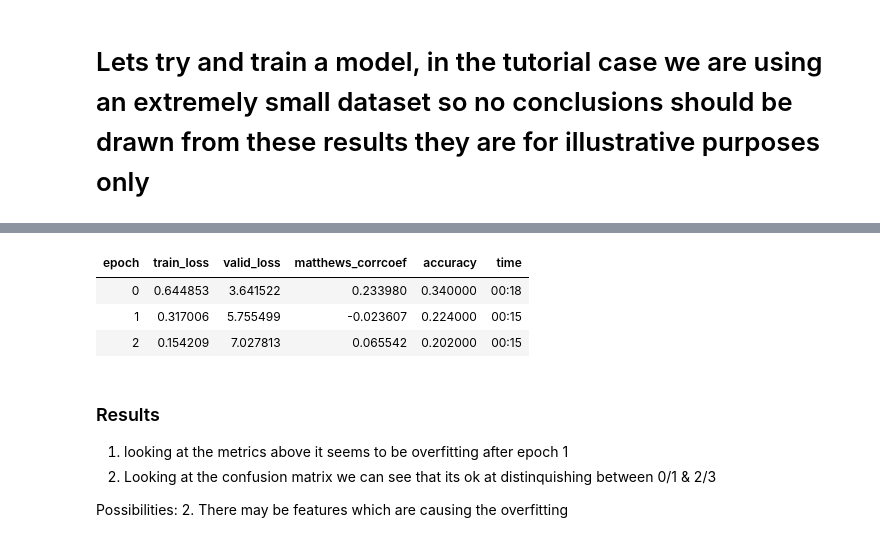
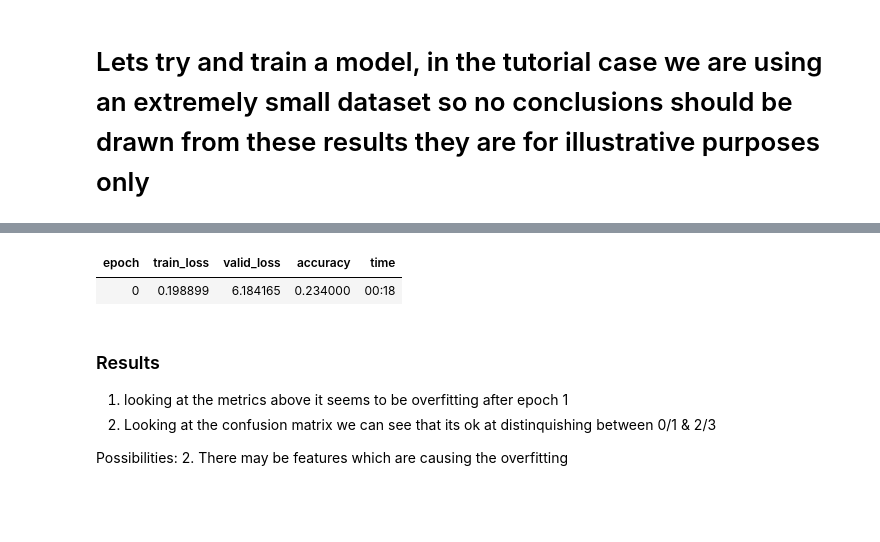
Before and after one commit to scottcha/OpenAvalancheProject, a Jupyter notebook: Scratch/Notebooks/4.TimeseriesAI.ipynb, the cells around one changed output, grey strips where cells are left out. Cells and saved outputs as stored; diff of their text form; code cells hidden in the pictures; blank space fills up the shorter version.

```diff
--- a/Scratch/Notebooks/4.TimeseriesAI.ipynb
+++ b/Scratch/Notebooks/4.TimeseriesAI.ipynb
@@ -300,11 +291,12 @@ SuggestedLRs(lr_min=0.09120108485221863, lr_steep=0.019054606556892395)
+# %%
+learn.fit(n_epoch=1, lr=1e-2)
+# %% [output]
+| epoch | train_loss | valid_loss | accuracy | time |
+| 0 | 0.198899 | 6.184165 | 0.234000 | 00:18 |
 # %%
-learn.fit_one_cycle(3, lr_max=1e-2)
-learn.save('stage1')
+#can use this once overfitting is resolved
+#learn.fit_one_cycle(3, lr_max=1e-2)
+#learn.save('stage1')
-# %% [output]
-| epoch | train_loss | valid_loss | matthews_corrcoef | accuracy | time |
-| 0 | 0.644853 | 3.641522 | 0.233980 | 0.340000 | 00:18 |
-| 1 | 0.317006 | 5.755499 | -0.023607 | 0.224000 | 00:15 |
-| 2 | 0.154209 | 7.027813 | 0.065542 | 0.202000 | 00:15 |
 # %% [markdown]
 ### Results
 1. looking at the metrics above it seems to be overfitting after epoch 1
```
Also changed, not shown: parts of 9 cells of this notebook, 2 other files.
